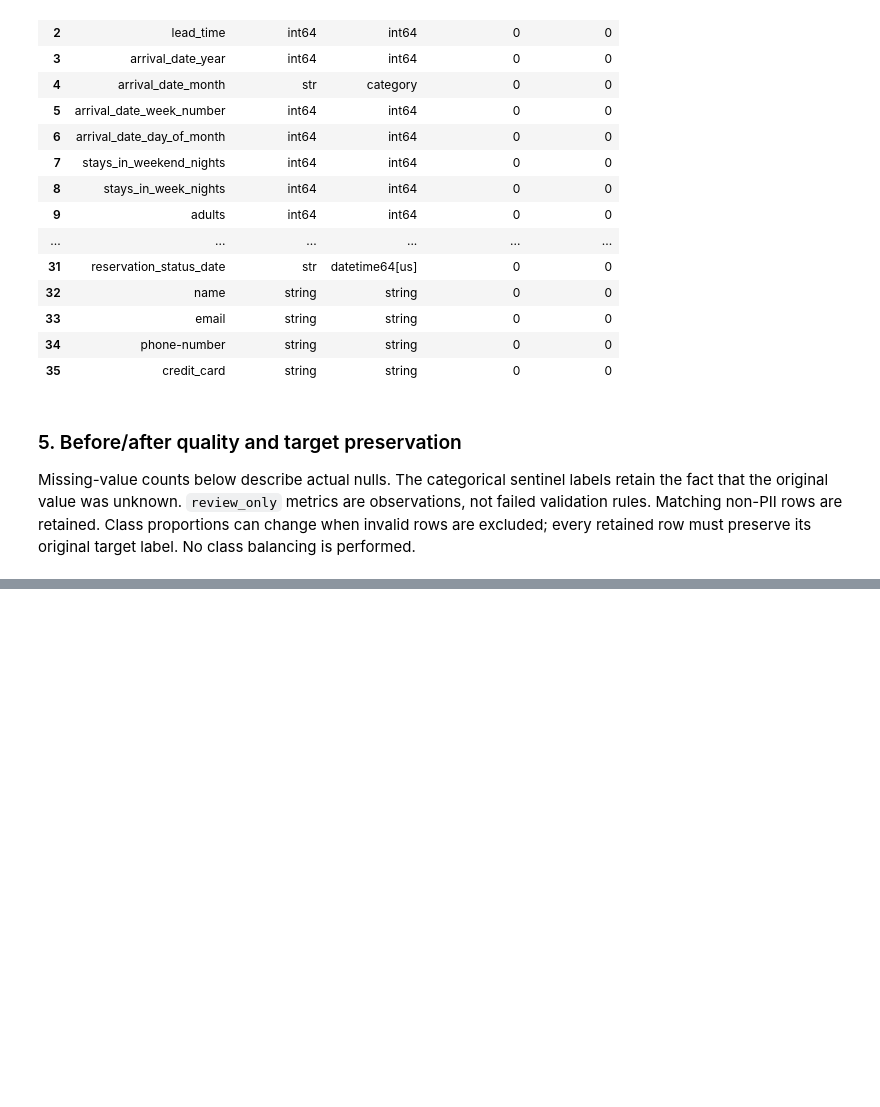
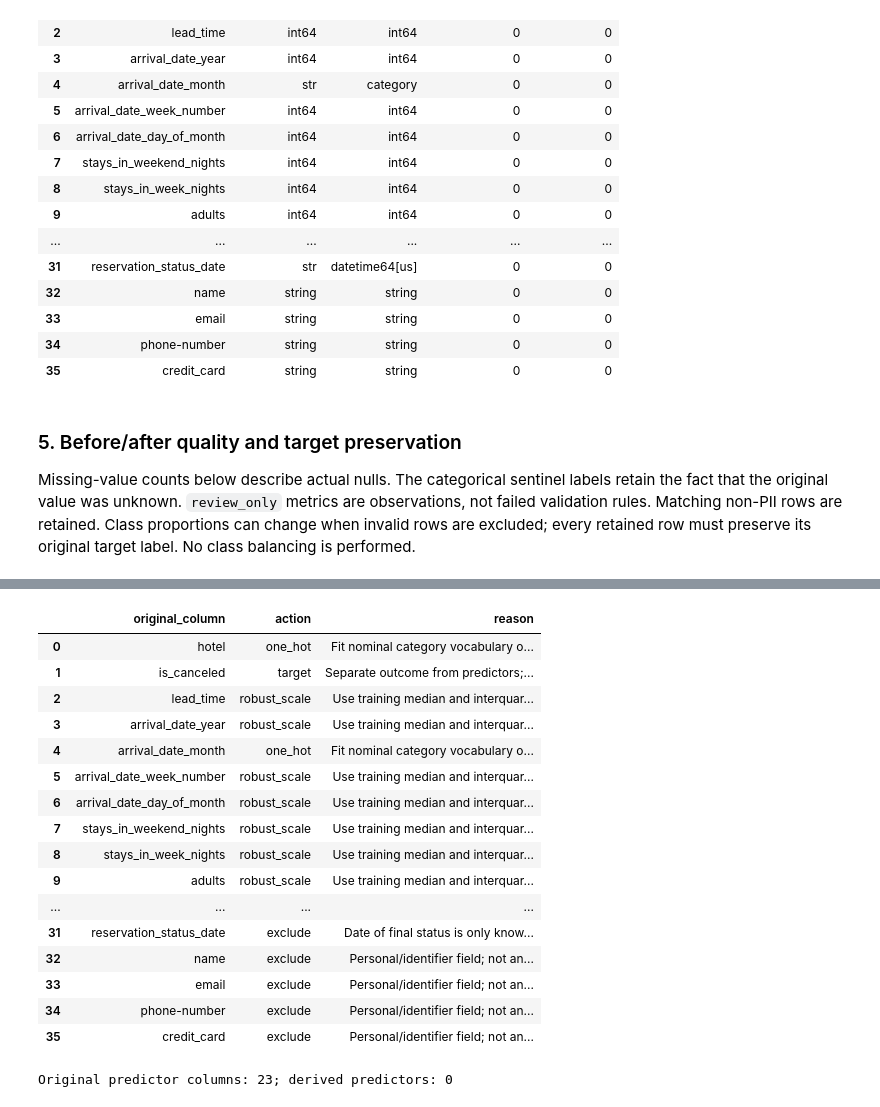
Before and after one commit to Manesha03/IT3051-FDM-Mini-Project-2026, a Jupyter notebook: 03_Data_Preprocessing_and_Feature_Engineering/Data_Preprocessing_and_Feature_Engineering.ipynb, the cells around one changed output, grey strips where cells are left out. Cells and saved outputs as stored; diff of their text form; code cells hidden in the pictures; blank space fills up the shorter version.

Commit message:
preprocessing edit

```diff
--- a/03_Data_Preprocessing_and_Feature_Engineering/Data_Preprocessing_and_Feature_Engineering.ipynb
+++ b/03_Data_Preprocessing_and_Feature_Engineering/Data_Preprocessing_and_Feature_Engineering.ipynb
@@ -354,0 +366,26 @@ Final modelling readiness and model accuracy are outside this Member 1 deliverab
+# %%
+from scripts.preprocess_hotel_bookings import (
+    MODEL_DATA_DIR, prepare_predictors, preprocess, export_preprocessed,
+)
+X, y, column_decisions = prepare_predictors(cleaned)
+display(column_decisions)
+print(f'Original predictor columns: {X.shape[1]}; derived predictors: 0')
+# %% [output]
+|  | original_column | action | reason |
+| 0 | hotel | one_hot | Fit nominal category vocabulary o... |
+| 1 | is_canceled | target | Separate outcome from predictors;... |
+| 2 | lead_time | robust_scale | Use training median and interquar... |
+| 3 | arrival_date_year | robust_scale | Use training median and interquar... |
+| 4 | arrival_date_month | one_hot | Fit nominal category vocabulary o... |
+| 5 | arrival_date_week_number | robust_scale | Use training median and interquar... |
+| 6 | arrival_date_day_of_month | robust_scale | Use training median and interquar... |
+| 7 | stays_in_weekend_nights | robust_scale | Use training median and interquar... |
+| 8 | stays_in_week_nights | robust_scale | Use training median and interquar... |
+| 9 | adults | robust_scale | Use training median and interquar... |
+| ... | ... | ... | ... |
+| 31 | reservation_status_date | exclude | Date of final status is only know... |
+| 32 | name | exclude | Personal/identifier field; not an... |
+| 33 | email | exclude | Personal/identifier field; not an... |
+| 34 | phone-number | exclude | Personal/identifier field; not an... |
+| 35 | credit_card | exclude | Personal/identifier field; not an... |
+Original predictor columns: 23; derived predictors: 0
```
Also changed, not shown: parts of 15 cells of this notebook, 19 other files.
